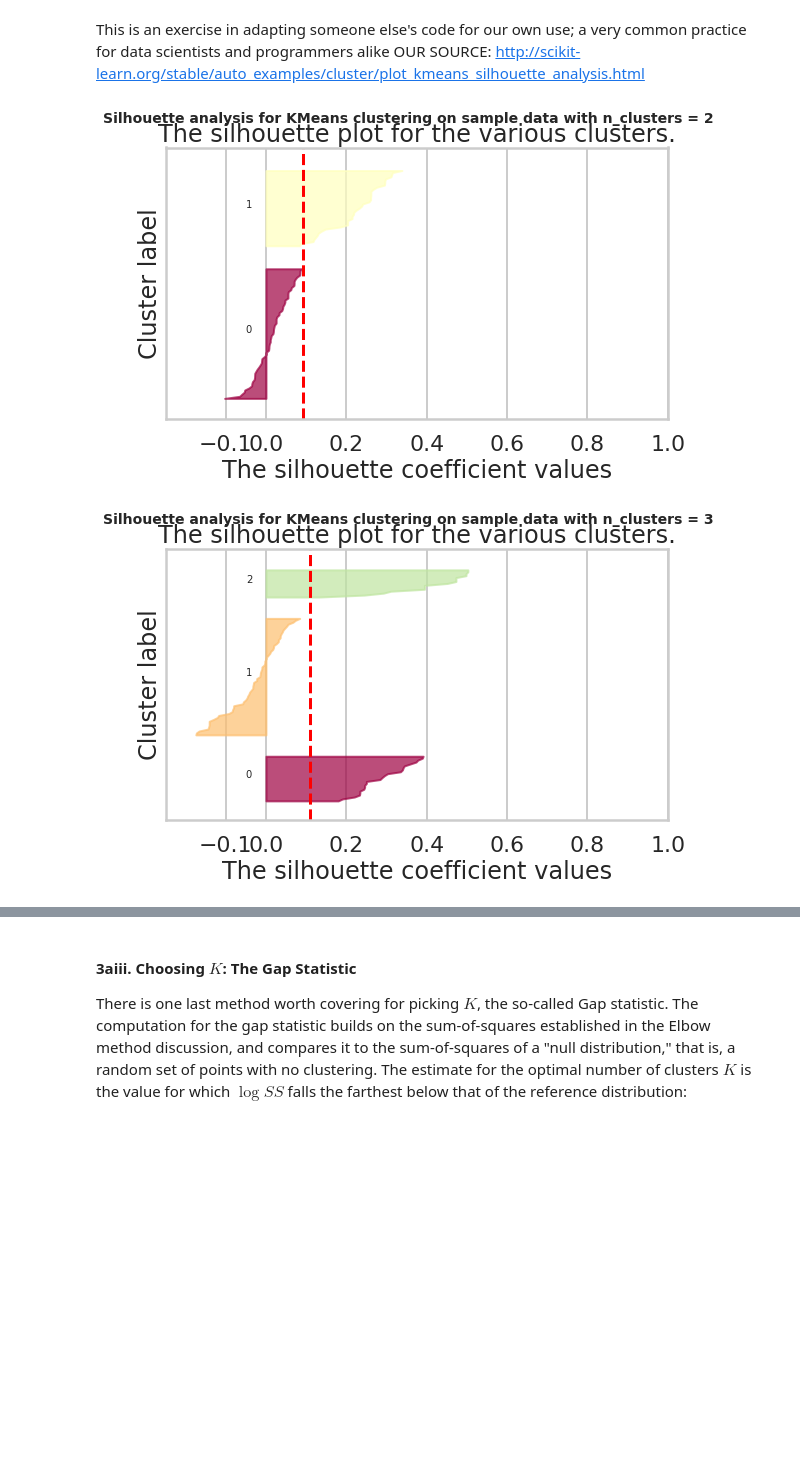
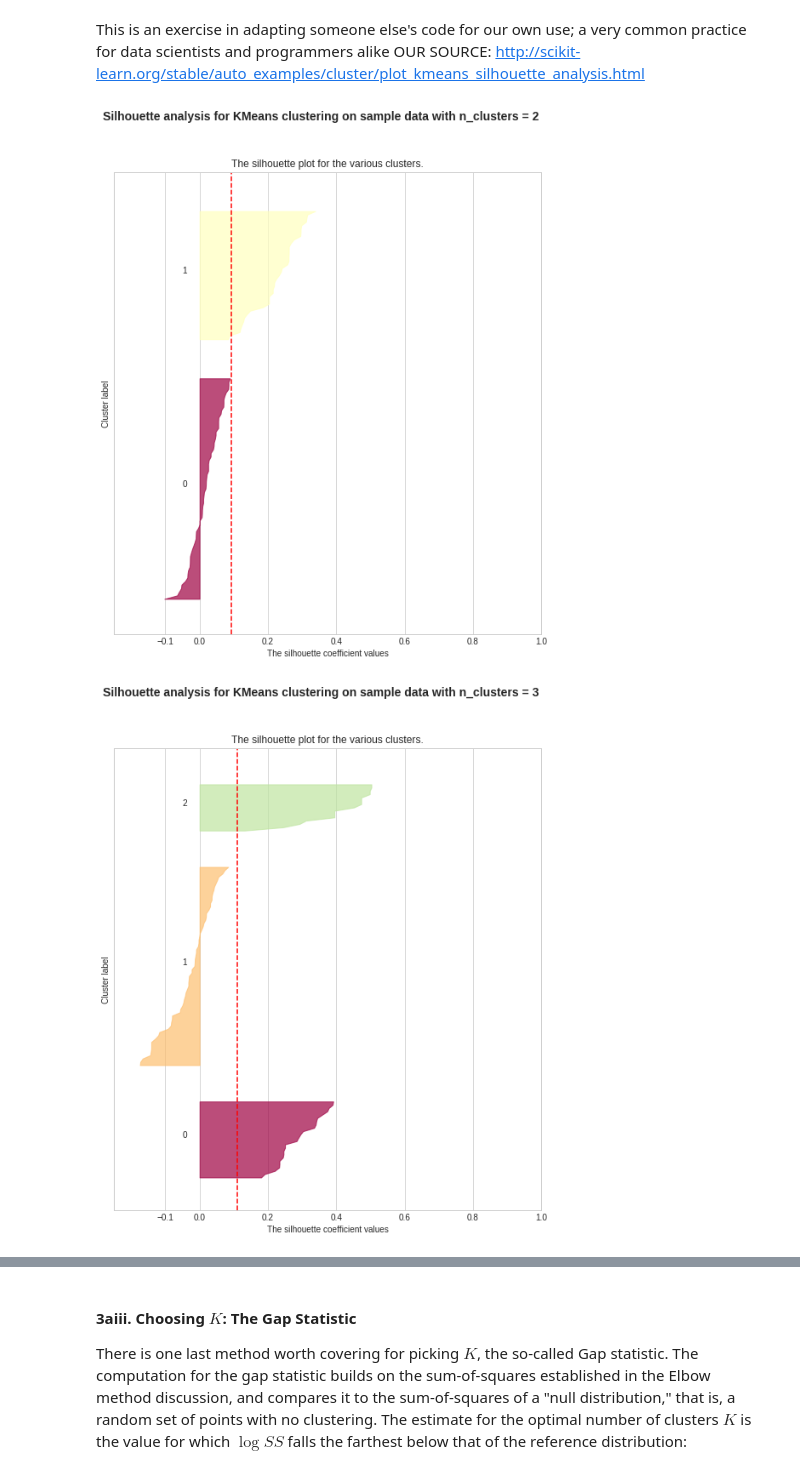
Before and after one commit to villafue/Machine_Learning_Notes, a Jupyter notebook: Unsupervised Learning/Principal Components Analysis/Clustering Case Study - Customer Segmentation with K-Means - Tier 3.ipynb, the cells around one changed output, grey strips where cells are left out. Drawn from its saved outputs; the diff is of its cells as text; code cells hidden in the pictures; blank space fills up the shorter version.

```diff
--- a/Unsupervised Learning/Principal Components Analysis/Clustering Case Study - Customer Segmentation with K-Means - Tier 3.ipynb
+++ b/Unsupervised Learning/Principal Components Analysis/Clustering Case Study - Customer Segmentation with K-Means - Tier 3.ipynb
@@ -299,7 +299,7 @@ avg_silhouette_scores = []
 # Iterate through Krange with variable K as before
 for K in Krange:
     fig, ax1 = plt.subplots(1, 1)
-    fig.set_size_inches(18, 10)
+    fig.set_size_inches(9, 10)
 
     # The 1st subplot is the silhouette plot
     # The silhouette coefficient can range from -1, 1 but in this example all
@@ -343,32 +343,32 @@ for K in Krange:
 
         cmap = cm.get_cmap("Spectral")
         color = cmap(float(i) / K)
         ax1.fill_betweenx(np.arange(y_lower, y_upper),
                           0, ith_cluster_silhouette_values,
                           facecolor=color, edgecolor=color, alpha=0.7)
 
         # Label the silhouette plots with their cluster numbers at the middle
         # This requires calling text() on ax1
         ax1.text(-0.05, y_lower + 0.5 * size_cluster_i, str(i))
 
         # Compute the new y_lower for next plot
         y_lower = y_upper + 10  # 10 for the 0 samples
 
     # Setting title, xlabel and ylabel
     ax1.set_title("The silhouette plot for the various clusters.")
     ax1.set_xlabel("The silhouette coefficient values")
     ax1.set_ylabel("Cluster label")
 
     # The vertical line for average silhouette score of all the values
     # This requires axvline()
     ax1.axvline(x=silhouette_avg, color="red", linestyle="--")
 
     ax1.set_yticks([])  # Clear the yaxis labels / ticks
     ax1.set_xticks([-0.1, 0, 0.2, 0.4, 0.6, 0.8, 1])
 
     plt.suptitle(("Silhouette analysis for KMeans clustering on sample data "
                   "with n_clusters = %d" % K),
                  fontsize=14, fontweight='bold')
 # %% [output]
-[figure, old version]
+[figure, new version]
-[figure, old version]
+[figure, new version]
```
Also changed, not shown: parts of 6 cells of this notebook.
